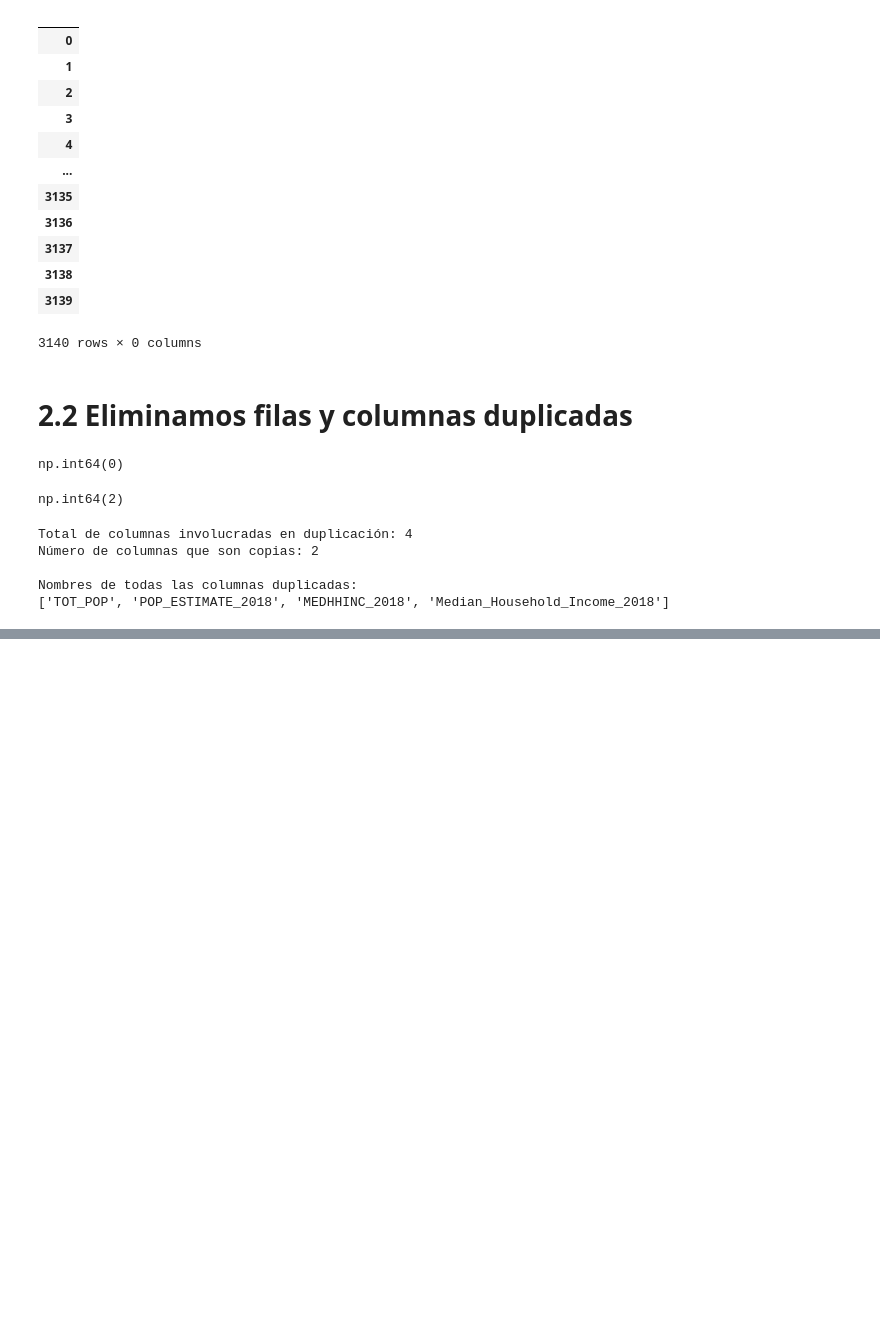
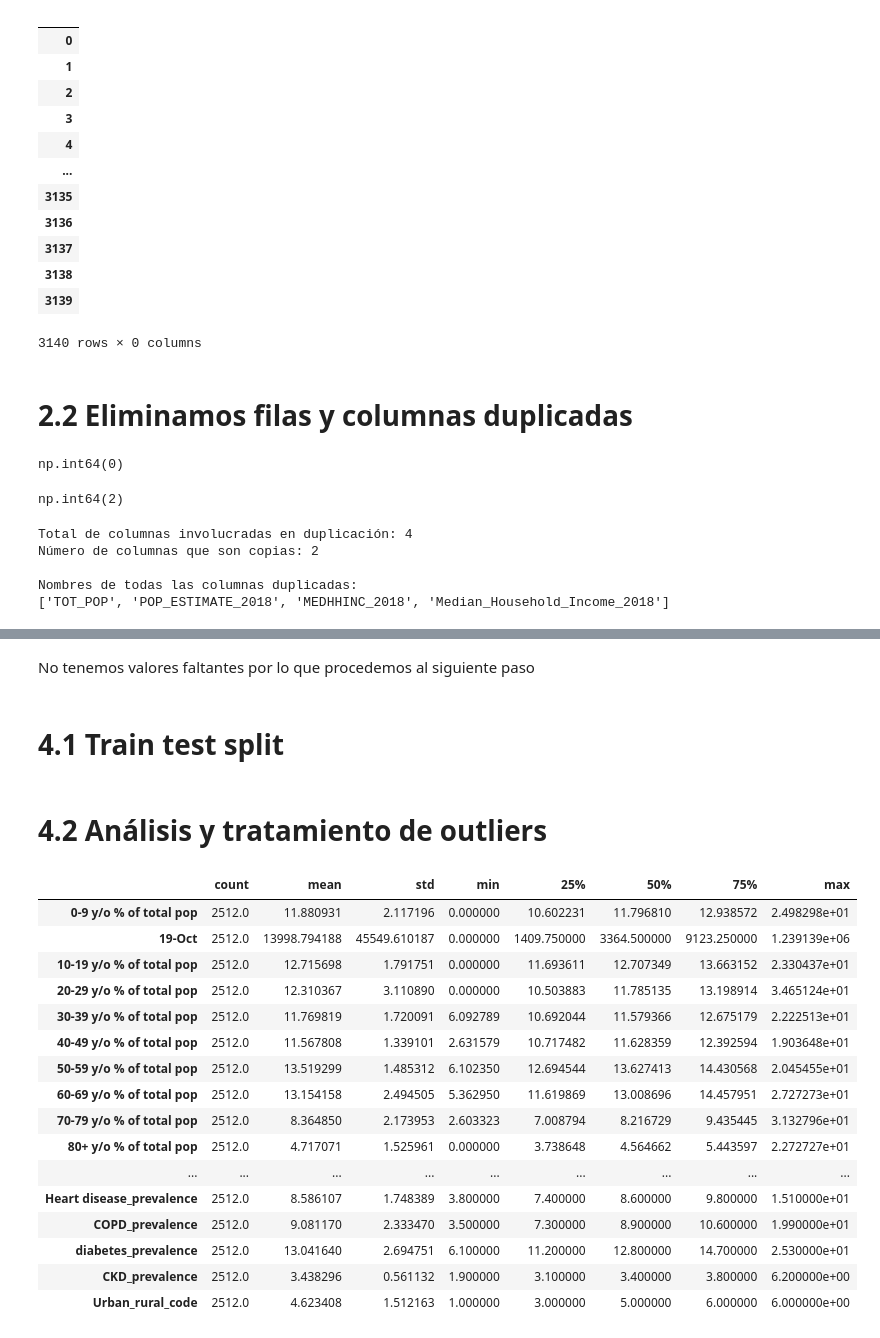
Before and after one commit to 4GeeksAcademy/carlos060495-intro-ml, a Jupyter notebook: src/03-regression-reg.ipynb, the cells around one changed output, grey strips where cells are left out. Cells and saved outputs as stored; diff of their text form; code cells hidden in the pictures; blank space fills up the shorter version.

```diff
--- a/src/03-regression-reg.ipynb
+++ b/src/03-regression-reg.ipynb
@@ -80,0 +351,32 @@ Nombres de todas las columnas duplicadas:
+# %% [markdown]
+No tenemos valores faltantes por lo que procedemos al siguiente paso
+# %% [markdown]
+# 4.1 Train test split
+# %%
+X = df.drop('Total Active Patient Care Physicians per 100000 Population 2018 (AAMC)',axis=1)
+y = df['Total Active Patient Care Physicians per 100000 Population 2018 (AAMC)']
+# %%
+X_train, X_test, y_train, y_test = train_test_split(X, y, test_size=0.2, random_state=42)
+# %% [markdown]
+# 4.2 Análisis y tratamiento de outliers
+# %%
+# Análisis descriptivo de todas las características numéricas
+X_train.describe().T
+# %% [output]
+|  | count | mean | std | min | 25% | 50% | 75% | max |
+| 0-9 y/o % of total pop | 2512.0 | 11.880931 | 2.117196 | 0.000000 | 10.602231 | 11.796810 | 12.938572 | 2.498298e+01 |
+| 19-Oct | 2512.0 | 13998.794188 | 45549.610187 | 0.000000 | 1409.750000 | 3364.500000 | 9123.250000 | 1.239139e+06 |
+| 10-19 y/o % of total pop | 2512.0 | 12.715698 | 1.791751 | 0.000000 | 11.693611 | 12.707349 | 13.663152 | 2.330437e+01 |
+| 20-29 y/o % of total pop | 2512.0 | 12.310367 | 3.110890 | 0.000000 | 10.503883 | 11.785135 | 13.198914 | 3.465124e+01 |
+| 30-39 y/o % of total pop | 2512.0 | 11.769819 | 1.720091 | 6.092789 | 10.692044 | 11.579366 | 12.675179 | 2.222513e+01 |
+| 40-49 y/o % of total pop | 2512.0 | 11.567808 | 1.339101 | 2.631579 | 10.717482 | 11.628359 | 12.392594 | 1.903648e+01 |
+| 50-59 y/o % of total pop | 2512.0 | 13.519299 | 1.485312 | 6.102350 | 12.694544 | 13.627413 | 14.430568 | 2.045455e+01 |
+| 60-69 y/o % of total pop | 2512.0 | 13.154158 | 2.494505 | 5.362950 | 11.619869 | 13.008696 | 14.457951 | 2.727273e+01 |
+| 70-79 y/o % of total pop | 2512.0 | 8.364850 | 2.173953 | 2.603323 | 7.008794 | 8.216729 | 9.435445 | 3.132796e+01 |
+| 80+ y/o % of total pop | 2512.0 | 4.717071 | 1.525961 | 0.000000 | 3.738648 | 4.564662 | 5.443597 | 2.272727e+01 |
+| ... | ... | ... | ... | ... | ... | ... | ... | ... |
+| Heart disease_prevalence | 2512.0 | 8.586107 | 1.748389 | 3.800000 | 7.400000 | 8.600000 | 9.800000 | 1.510000e+01 |
+| COPD_prevalence | 2512.0 | 9.081170 | 2.333470 | 3.500000 | 7.300000 | 8.900000 | 10.600000 | 1.990000e+01 |
+| diabetes_prevalence | 2512.0 | 13.041640 | 2.694751 | 6.100000 | 11.200000 | 12.800000 | 14.700000 | 2.530000e+01 |
+| CKD_prevalence | 2512.0 | 3.438296 | 0.561132 | 1.900000 | 3.100000 | 3.400000 | 3.800000 | 6.200000e+00 |
+| Urban_rural_code | 2512.0 | 4.623408 | 1.512163 | 1.000000 | 3.000000 | 5.000000 | 6.000000 | 6.000000e+00 |
```
Also changed, not shown: parts of 53 cells of this notebook.
